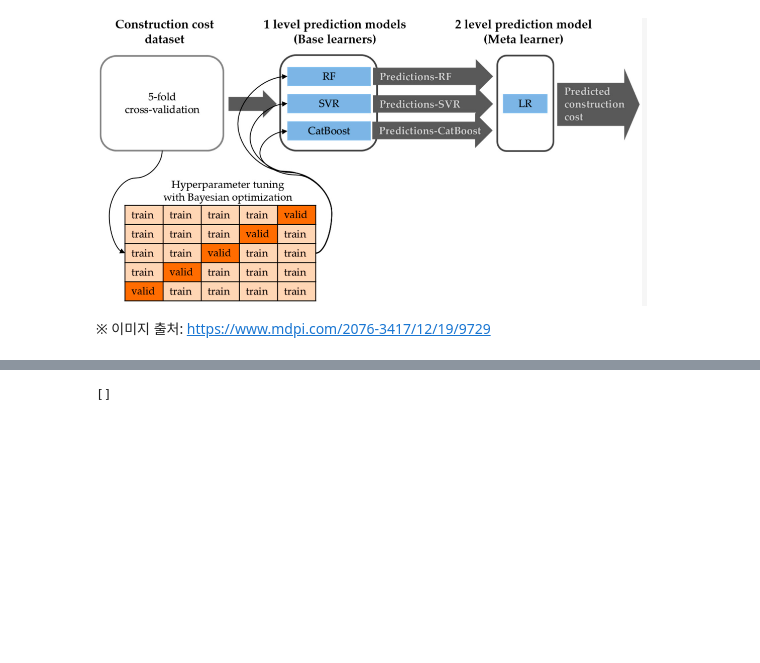
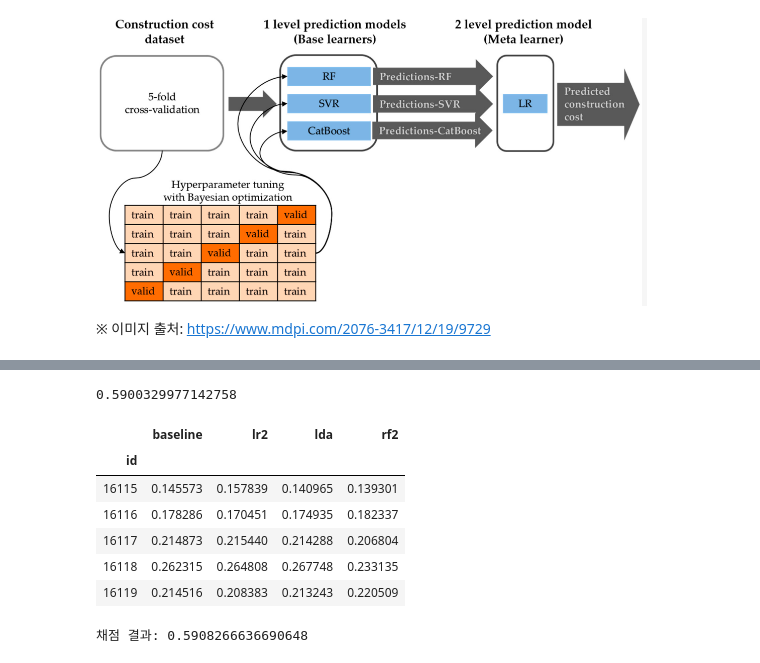
Before and after one commit to sunkusun9/DS_lv3_2409, a Jupyter notebook: sec_ds_lv3_prob1_kaggle.ipynb, the cells around one changed output, grey strips where cells are left out. Saved outputs shown, nothing was run; the diff lists cells and outputs as text; code cells hidden in the pictures; blank space fills up the shorter version.

```diff
--- a/sec_ds_lv3_prob1_kaggle.ipynb
+++ b/sec_ds_lv3_prob1_kaggle.ipynb
@@ -492,4 +511,11 @@ model_list = [
 
 # 메타모델을 위한 학습셋을 만듭니다.
 # cross_val_predict는 교차검증의 예측 결과를 입력 변수의 순서에 맞게 제공합니다.
-# TODO
+df_cv = pd.concat([
+    pd.Series(
+        cross_val_predict(
+            model, df_train[X_all], df_train['failure'], cv=gcv, groups=df_train['product_code'], method='predict_proba'
+        )[:, 1], name=name
+    ) for name, model in model_list
+], axis=1)
+df_cv.head()
@@ -500,23 +533,34 @@ from sklearn.model_selection import cross_val_score
 clf_meta_lr = LogisticRegression(solver='lbfgs')
 X_stk = ['baseline', 'lr2', 'lda', 'rf2']
 
-# TODO
+np.mean(
+    cross_val_score(
+        clf_meta_lr, df_cv[X_stk], df_train['failure'],
+        groups=df_train['product_code'], scoring='roc_auc', cv=gcv
+    )
+)
+# %% [output]
+0.5900329977142758
 # %%
 # 2단계 메타 모델을 학습 시키고, 예측해 봅니다.
-"""
 # 테스트 메타 모델 데이터를 만듭니다.
 df_stk_test = pd.concat([
     pd.Series(
         clf.fit(df_train[X_all], df_train['failure']).predict_proba(df_test[X_all])[:, 1],
         index=df_test.index, name=model_name
     )
     for model_name, clf in model_list
 ], axis=1)
 display(df_stk_test.head())
 # 메타 모델을 학습 시키고, 테스트 메타 모델 데이터로 예측을 합니다.
 prd = clf_meta_lr.fit(df_cv[X_stk], df_train['failure']).predict_proba(df_stk_test[X_stk])[:, 1]
 print("채점 결과:", roc_auc_score(s_ans, prd))
-"""
-[]
 # %% [output]
+|  | baseline | lr2 | lda | rf2 |
+| id |  |  |  |  |
+| 16115 | 0.145573 | 0.157839 | 0.140965 | 0.139301 |
+| 16116 | 0.178286 | 0.170451 | 0.174935 | 0.182337 |
+| 16117 | 0.214873 | 0.215440 | 0.214288 | 0.206804 |
+| 16118 | 0.262315 | 0.264808 | 0.267748 | 0.233135 |
+| 16119 | 0.214516 | 0.208383 | 0.213243 | 0.220509 |
-[]
+채점 결과: 0.5908266636690648
```
Also changed, not shown: parts of 16 cells of this notebook.
